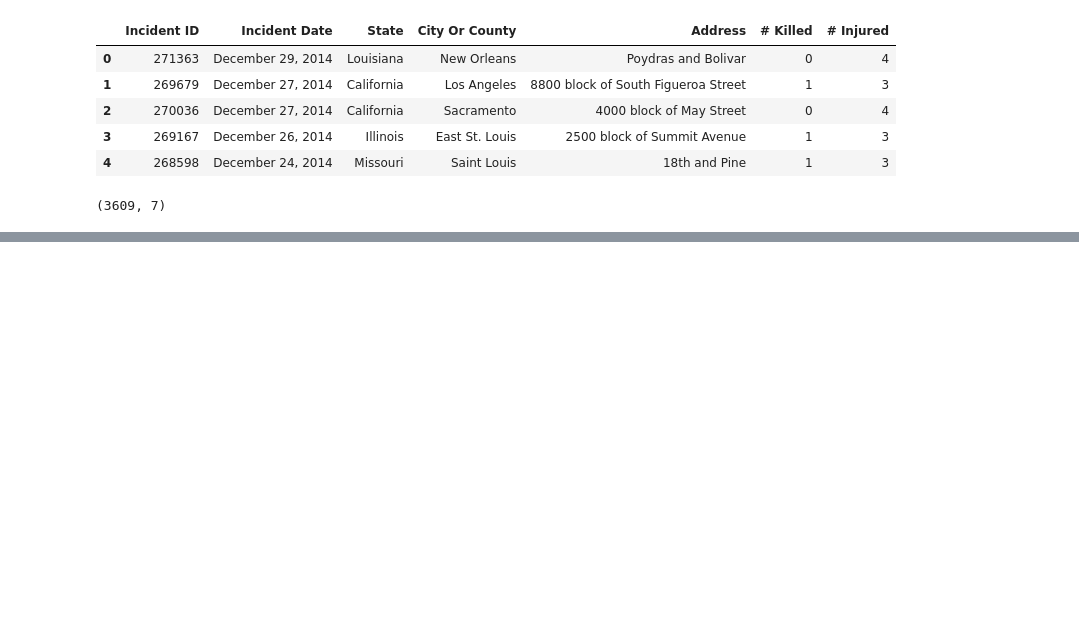
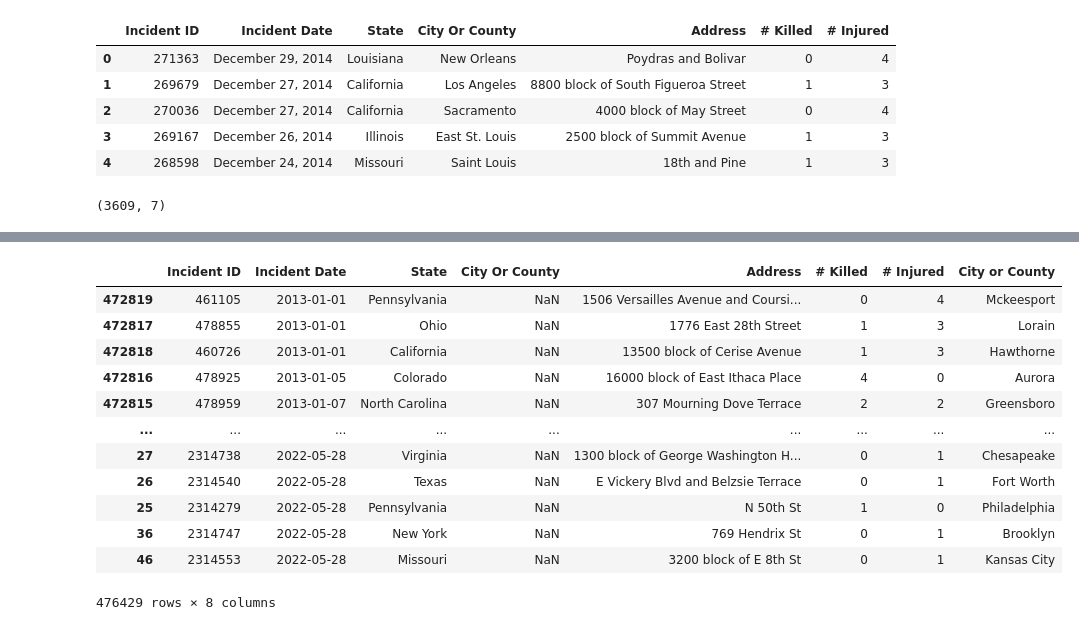
Before and after one commit to Reid04278/group-one-project1, a Jupyter notebook: Project_one.ipynb, the cells around one changed output, grey strips where cells are left out. Cells and saved outputs as stored; diff of their text form; code cells hidden in the pictures; blank space fills up the shorter version.

```diff
--- a/Project_one.ipynb
+++ b/Project_one.ipynb
@@ -44 +132,19 @@ state_count
+# %%
+combined_incidents_df = pd.concat([mass_shootings_fixed,all_incidents_df],axis=0)
+combined_incidents_df = combined_incidents_df.sort_values(by="Incident Date")
+combined_incidents_df
+# %% [output]
+|  | Incident ID | Incident Date | State | City Or County | Address | # Killed | # Injured | City or County |
+| 472819 | 461105 | 2013-01-01 | Pennsylvania | NaN | 1506 Versailles Avenue and Coursi... | 0 | 4 | Mckeesport |
+| 472817 | 478855 | 2013-01-01 | Ohio | NaN | 1776 East 28th Street | 1 | 3 | Lorain |
+| 472818 | 460726 | 2013-01-01 | California | NaN | 13500 block of Cerise Avenue | 1 | 3 | Hawthorne |
+| 472816 | 478925 | 2013-01-05 | Colorado | NaN | 16000 block of East Ithaca Place | 4 | 0 | Aurora |
+| 472815 | 478959 | 2013-01-07 | North Carolina | NaN | 307 Mourning Dove Terrace | 2 | 2 | Greensboro |
+| ... | ... | ... | ... | ... | ... | ... | ... | ... |
+| 27 | 2314738 | 2022-05-28 | Virginia | NaN | 1300 block of George Washington H... | 0 | 1 | Chesapeake |
+| 26 | 2314540 | 2022-05-28 | Texas | NaN | E Vickery Blvd and Belzsie Terrace | 0 | 1 | Fort Worth |
+| 25 | 2314279 | 2022-05-28 | Pennsylvania | NaN | N 50th St | 1 | 0 | Philadelphia |
+| 36 | 2314747 | 2022-05-28 | New York | NaN | 769 Hendrix St | 0 | 1 | Brooklyn |
+| 46 | 2314553 | 2022-05-28 | Missouri | NaN | 3200 block of E 8th St | 0 | 1 | Kansas City |
+476429 rows × 8 columns
 # %%
```
Also changed, not shown: parts of 13 cells of this notebook.
